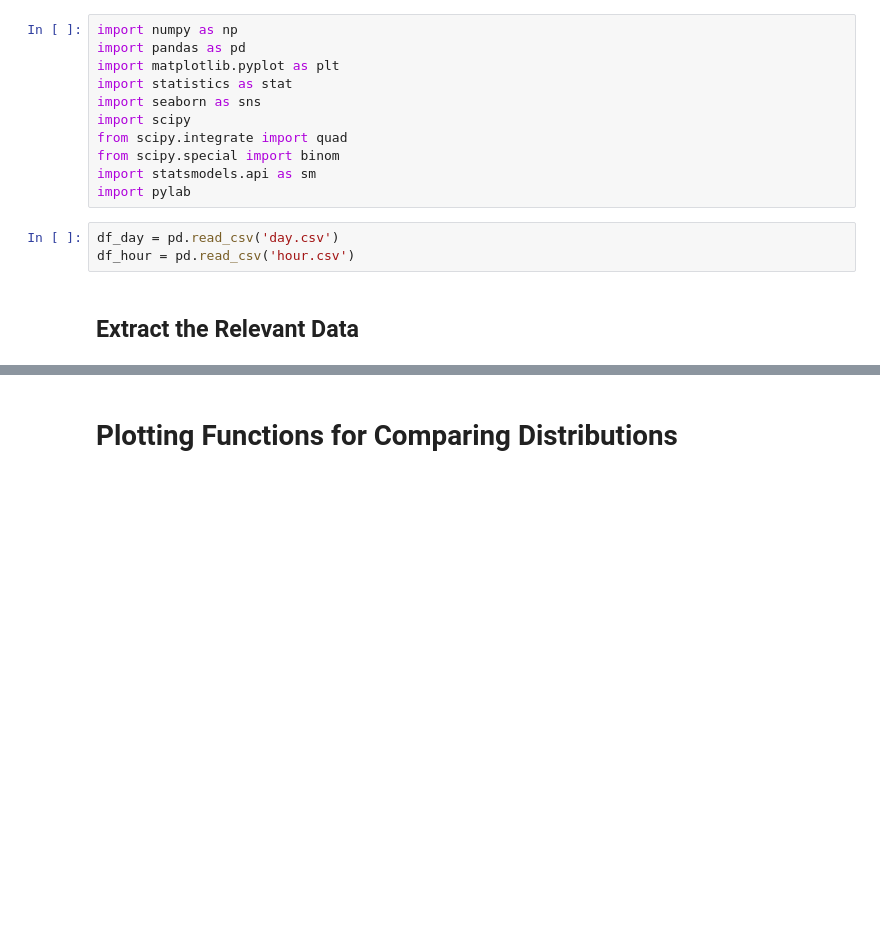
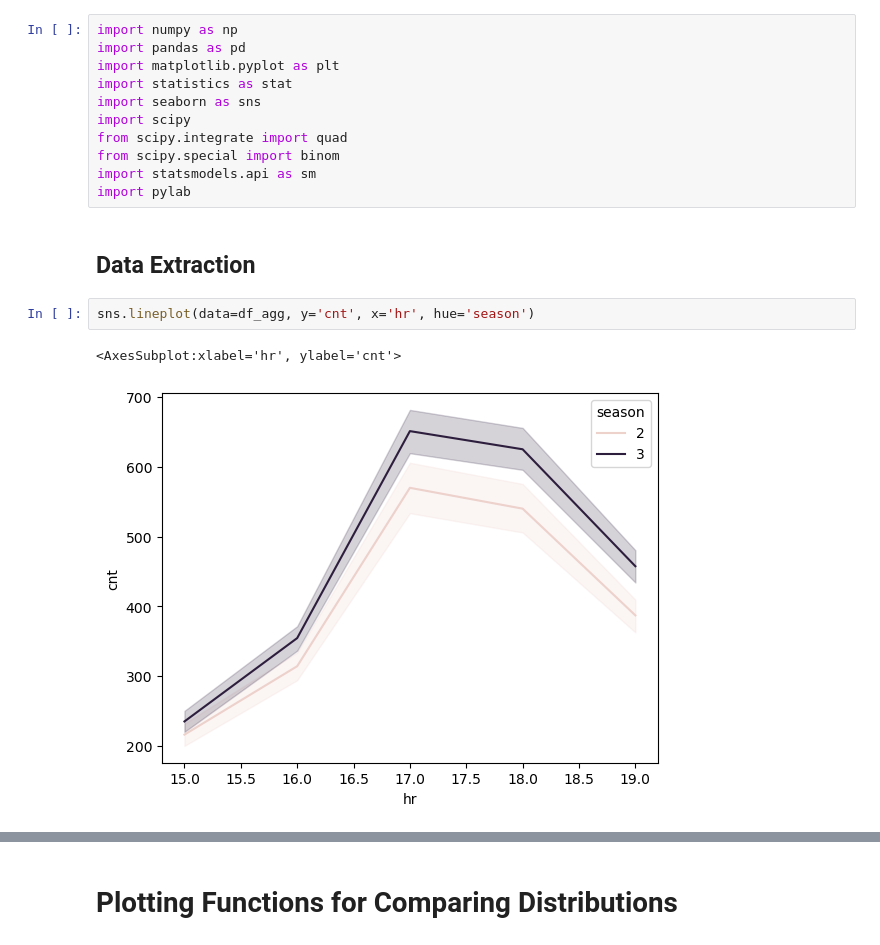
Before and after one commit to eirikbaekkelund/BikeSharing, a Jupyter notebook: develop_E.ipynb, the cells around one changed output, grey strips where cells are left out. Cells and saved outputs as stored; diff of their text form; blank space fills up the shorter version.

```diff
--- a/develop_E.ipynb
+++ b/develop_E.ipynb
@@ -9,9 +9,11 @@ from scipy.integrate import quad
 from scipy.special import binom
 import statsmodels.api as sm
 import pylab
-# %%
-df_day = pd.read_csv('day.csv')
-df_hour = pd.read_csv('hour.csv')
 # %% [markdown]
-## Extract the Relevant Data
+## Data Extraction
+# %%
+sns.lineplot(data=df_agg, y='cnt', x='hr', hue='season')
+# %% [output]
+<AxesSubplot:xlabel='hr', ylabel='cnt'>
+[figure, added]
 # %%
```
Also changed, not shown: parts of 46 cells of this notebook, 10 other files.
